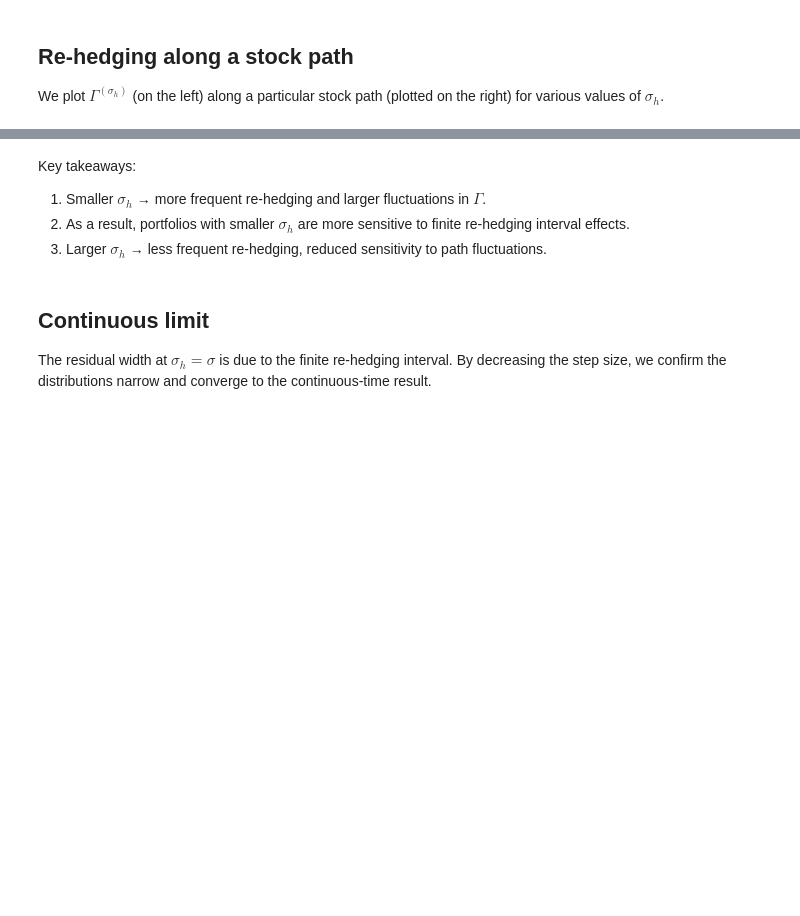
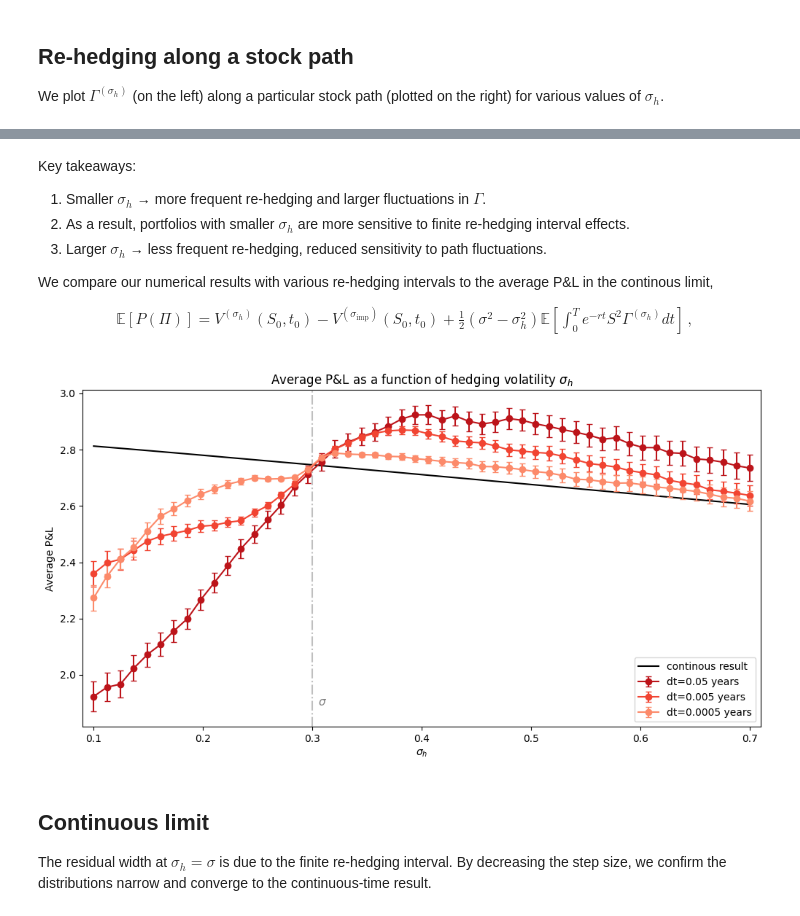
Before and after one commit to rebalkin/Quant-portfolio, a Jupyter notebook: notebooks/vol_arb.ipynb, the cells around one changed output, grey strips where cells are left out. Saved outputs shown, nothing was run; the diff lists cells and outputs as text; code cells hidden in the pictures; blank space fills up the shorter version.

```diff
--- a/notebooks/vol_arb.ipynb
+++ b/notebooks/vol_arb.ipynb
@@ -296,3 +250,9 @@ Key takeaways:
 1. Smaller $\sigma_h$ → more frequent re-hedging and larger fluctuations in $\Gamma$.
 2. As a result, portfolios with smaller $\sigma_h$ are more sensitive to finite re-hedging interval effects.
 3. Larger $\sigma_h$ → less frequent re-hedging, reduced sensitivity to path fluctuations.
+
+We compare our numerical results with various re-hedging intervals to the average P&L in the continous limit,
+\begin{align}
+\mathbb{E}[P(\Pi)]=V^{(\sigma_h)}(S_0,t_0)-V^{(\sigma_{\text{imp}})}(S_0,t_0)+\frac12(\sigma^2-\sigma^2_h)\mathbb{E}\left[ \int_0^T   e^{-rt}  S^2 \Gamma^{(\sigma_h)} dt\right] \,,
+\tag{12}
+\end{align}
@@ -299,3 +281,35 @@ Key takeaways:
+# %%
+PL_average_cont = np.array([va.vol_arb_average_PL(S0,r,K,D,sigmaH,sigmaReal,sigmaImp,mu,T) for sigmaH in sigmaH_range])
+# %%
+fig, ax = plt.subplots(figsize=(12,6))
+colorsR = [plt.cm.Reds(0.8),  plt.cm.Reds(0.6),plt.cm.Reds(0.4)]
+ax.plot(sigmaH_range,PL_average_cont[:,0],color='black',label="continous result")
+# plt.plot(sigmaH_range,dists_percentiles[:,2],color='red',label="numeric")
+ax.errorbar(sigmaH_range, results[0]['p'][:,2], yerr=results[0]['std'], fmt='-o',label=f'dt={dt_range[0]} years', color=colorsR[0], capsize=3)
+ax.errorbar(sigmaH_range, results[1]['p'][:,2], yerr=results[1]['std'], fmt='-o',label=f'dt={dt_range[1]} years', color=colorsR[1], capsize=3)
+ax.errorbar(sigmaH_range, results[2]['p'][:,2], yerr=results[2]['std'], fmt='-o',label=f'dt={dt_range[2]} years', color=colorsR[2], capsize=3)
+plt.xlabel(r'$\sigma_{h}$')
+plt.ylabel('Average P&L')
+plt.title(r'Average P&L as a function of hedging volatility $\sigma_{h}$')
+# plt.text(
+#     0.5,2.6,             # position
+#     f'dt = {dt:.6f} \n n = {m} \n T={T}',
+#     fontsize=10, ha='center', va='center',
+#     color='Black'           # optional
+# )
+plt.axvline(x=sigmaReal, color='k', linestyle='-.',alpha=0.25)
+ax.text(
+    sigmaReal+0.005, np.min(results[0]['p'][:,2]),             # position
+    r'$\sigma$', # text (multi-line ok)
+    # transform=ax.transAxes, # axes coords (0–1)
+    fontsize=11, ha='left', va='top',
+    color='gray'           # optional
+)
+plt.xlim(0.09,0.71)
+ax.legend()
+plt.show()
+# %% [output]
+[figure, added]
 # %% [markdown]
 ## Continuous limit
 
```
Also changed, not shown: parts of 12 cells of this notebook, 1 other file.
